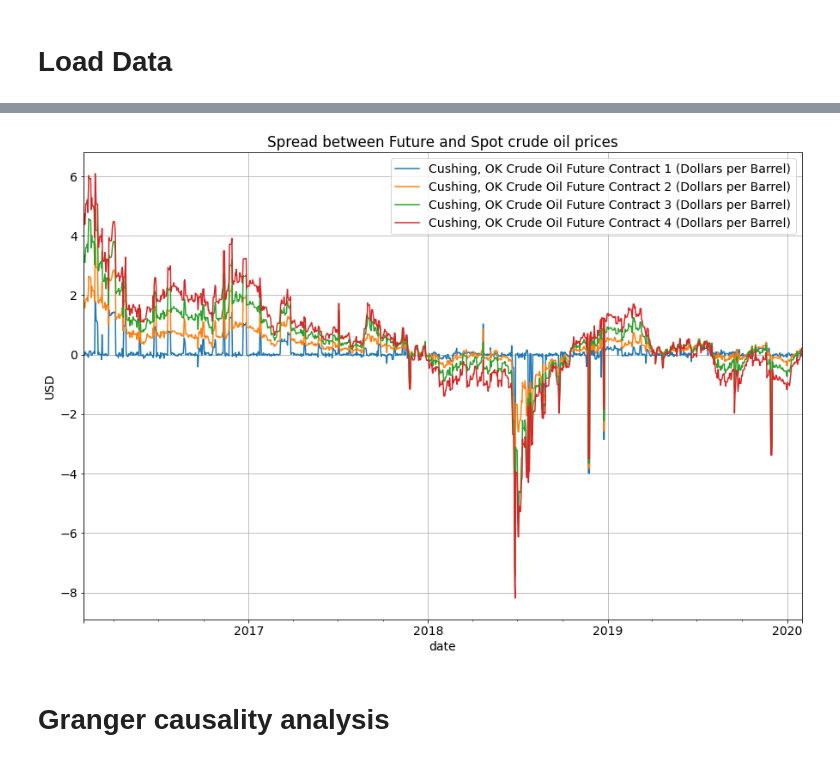
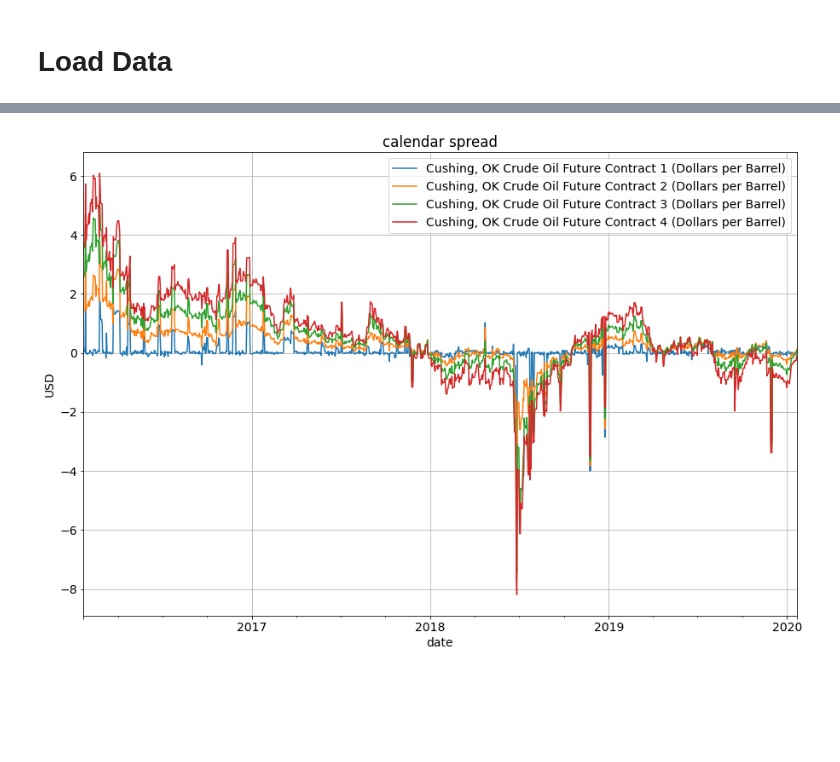
Before and after one commit to V0RT3X4/python-sdk, a Jupyter notebook: docs/examples/Crude_Floating_Storage_Webinar.ipynb, the cells around one changed output, grey strips where cells are left out. Saved outputs shown, nothing was run; the diff lists cells and outputs as text; code cells hidden in the pictures; blank space fills up the shorter version.

```diff
--- a/docs/examples/Crude_Floating_Storage_Webinar.ipynb
+++ b/docs/examples/Crude_Floating_Storage_Webinar.ipynb
@@ -133,13 +122,11 @@ plot_prices(future_prices, 'EIA future crude oil prices')
 # %%
 calendar_spread = future_prices - pd.concat([spot_prices] * 4, axis=1).values
-# %%
-plot_prices(calendar_spread, 'Spread between Future and Spot crude oil prices')
-# %% [output]
-[figure, removed]
+# %%
+plot_prices(calendar_spread, "calendar spread")
+# %% [output]
+[figure, added]
 # %%
 future_prices = future_prices['Cushing, OK Crude Oil Future Contract 4 (Dollars per Barrel)']
 calendar_spread = calendar_spread['Cushing, OK Crude Oil Future Contract 4 (Dollars per Barrel)']
-# %% [markdown]
-# Granger causality analysis
 # %%
 MAXLAG = 100
```
Also changed, not shown: parts of 19 cells of this notebook, 1 other file.
